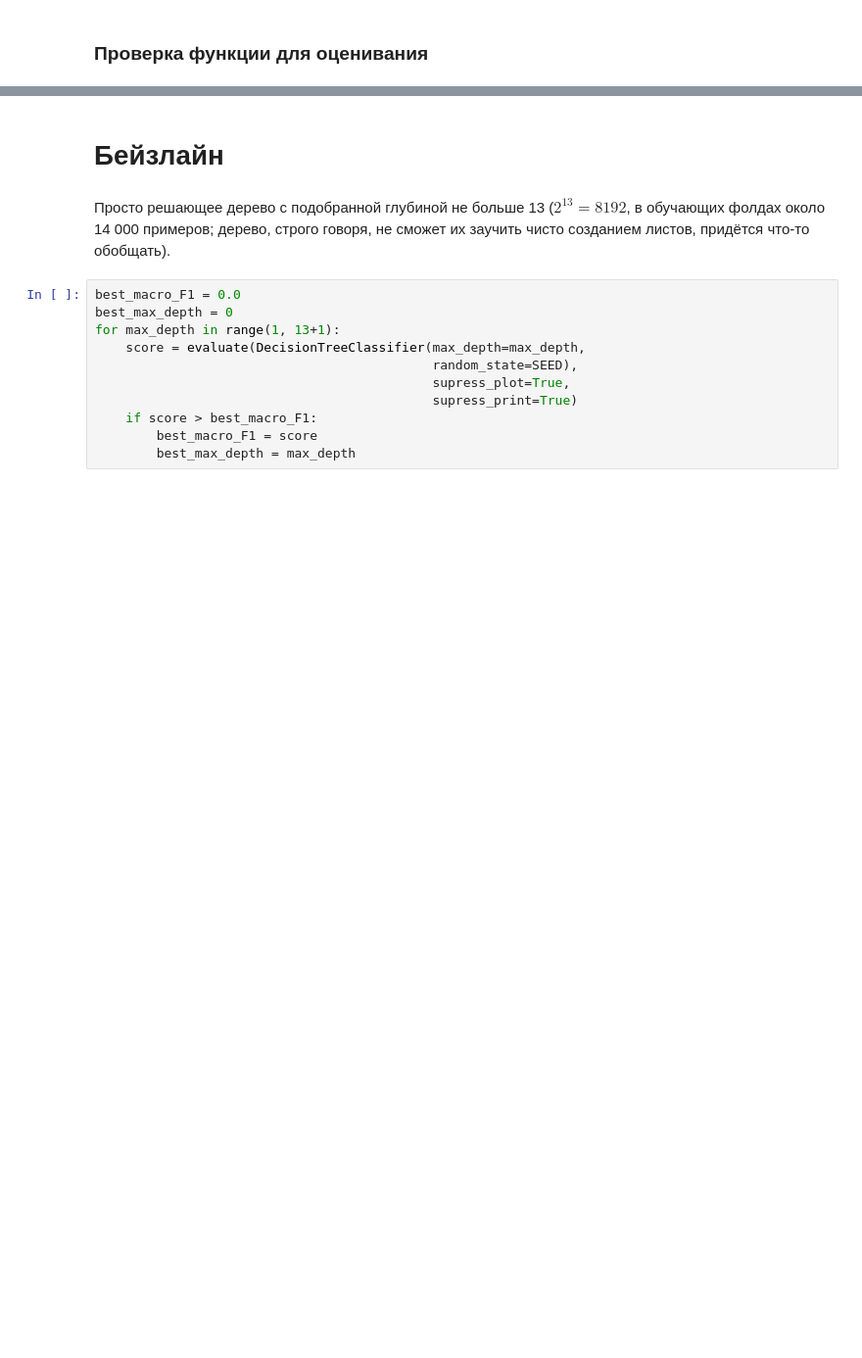
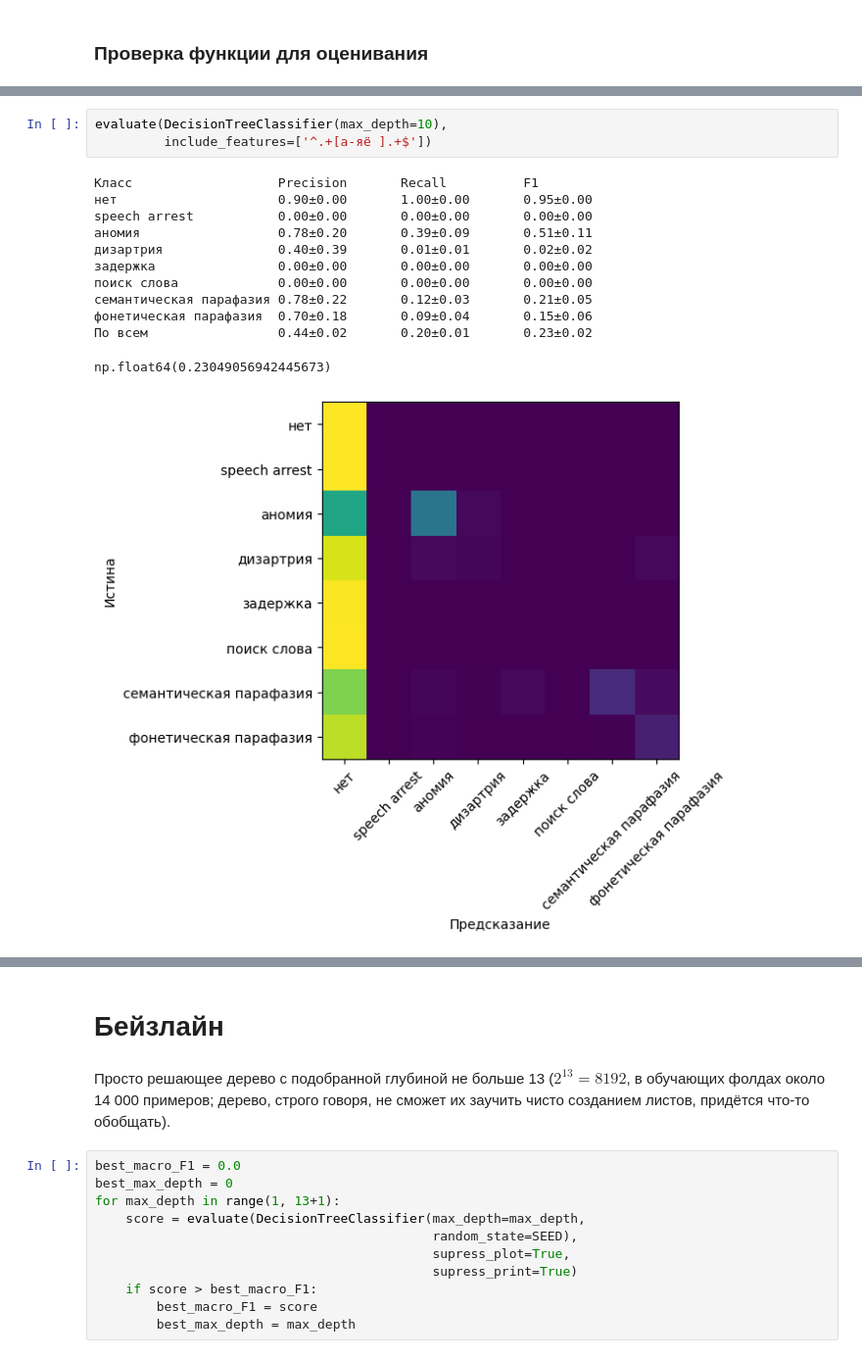
Before and after one commit to vmgorelikov/Automated-Classification-of-Language-Eloquent-Areas-in-Neurotypical-Individuals, a Jupyter notebook: notebooks/feature_and_model_selection.ipynb, the cells around one changed output, grey strips where cells are left out. Shown at 98% size. Drawn from its saved outputs; the diff is of its cells as text; blank space fills up the shorter version.

```diff
--- a/notebooks/feature_and_model_selection.ipynb
+++ b/notebooks/feature_and_model_selection.ipynb
@@ -226 +253,17 @@ np.float64(0.784820707513585)
 [figure]
+# %%
+evaluate(DecisionTreeClassifier(max_depth=10),
+         include_features=['^.+[а-яё ].+$'])
+# %% [output]
+Класс                   Precision       Recall          F1
+нет                     0.90±0.00       1.00±0.00       0.95±0.00
+speech arrest           0.00±0.00       0.00±0.00       0.00±0.00
+аномия                  0.78±0.20       0.39±0.09       0.51±0.11
+дизартрия               0.40±0.39       0.01±0.01       0.02±0.02
+задержка                0.00±0.00       0.00±0.00       0.00±0.00
+поиск слова             0.00±0.00       0.00±0.00       0.00±0.00
+семантическая парафазия 0.78±0.22       0.12±0.03       0.21±0.05
+фонетическая парафазия  0.70±0.18       0.09±0.04       0.15±0.06
+По всем                 0.44±0.02       0.20±0.01       0.23±0.02
+np.float64(0.23049056942445673)
+[figure, added]
```
Also changed, not shown: parts of 32 cells of this notebook.
